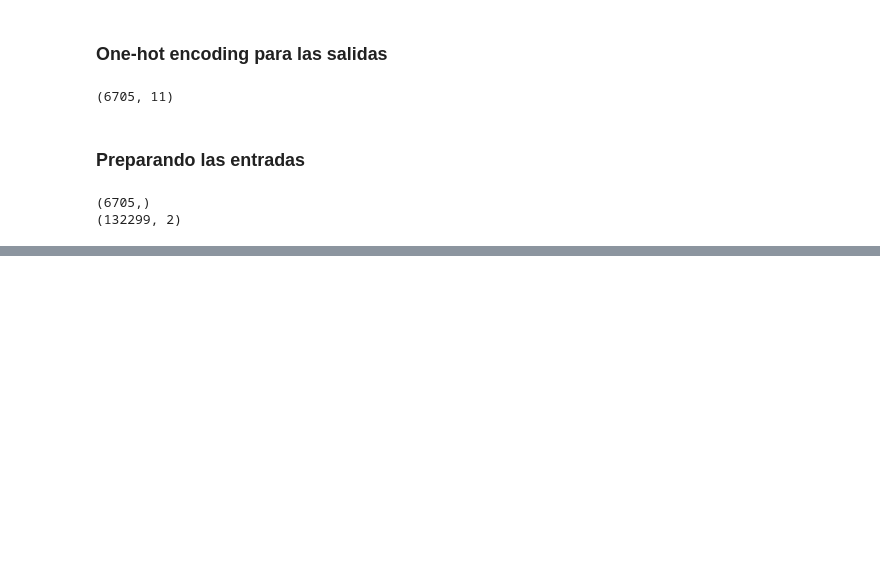
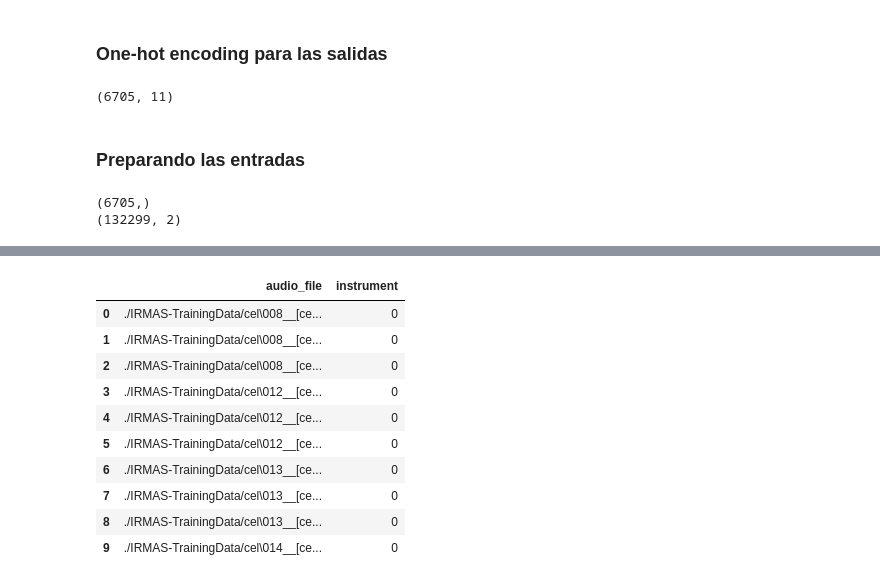
Before and after one commit to pedrini210/instrument-recognition, a Jupyter notebook: Instrument Recognition.ipynb, the cells around one changed output, grey strips where cells are left out. Saved outputs shown, nothing was run; the diff lists cells and outputs as text; code cells hidden in the pictures; blank space fills up the shorter version.

```diff
--- a/Instrument Recognition.ipynb
+++ b/Instrument Recognition.ipynb
@@ -167,0 +207,33 @@ print(x_train[0].shape)
+# %%
+# Dataset read function
+start_dir = "./IRMAS-TrainingData/"
+
+def read_audio_dataset(start_directory):
+    start_dir = start_directory
+    dataset = list()
+    for path, dirs, files in os.walk(start_dir):
+        for filename in files:
+            row = dict()
+            instrument = path.split("/")[-1]
+            row["instrument"] = instrument_encoding[instrument]
+            row["audio_file"] = os.path.join(path, filename)
+            dataset.append(row)
+    return dataset
+# %%
+# Loadning the dataset
+
+dataset = pd.DataFrame(read_audio_dataset(start_dir))
+
+dataset.head(10)
+# %% [output]
+|  | audio_file | instrument |
+| 0 | ./IRMAS-TrainingData/cel\008__[ce... | 0 |
+| 1 | ./IRMAS-TrainingData/cel\008__[ce... | 0 |
+| 2 | ./IRMAS-TrainingData/cel\008__[ce... | 0 |
+| 3 | ./IRMAS-TrainingData/cel\012__[ce... | 0 |
+| 4 | ./IRMAS-TrainingData/cel\012__[ce... | 0 |
+| 5 | ./IRMAS-TrainingData/cel\012__[ce... | 0 |
+| 6 | ./IRMAS-TrainingData/cel\013__[ce... | 0 |
+| 7 | ./IRMAS-TrainingData/cel\013__[ce... | 0 |
+| 8 | ./IRMAS-TrainingData/cel\013__[ce... | 0 |
+| 9 | ./IRMAS-TrainingData/cel\014__[ce... | 0 |
```
Also changed, not shown: parts of 18 cells of this notebook.
